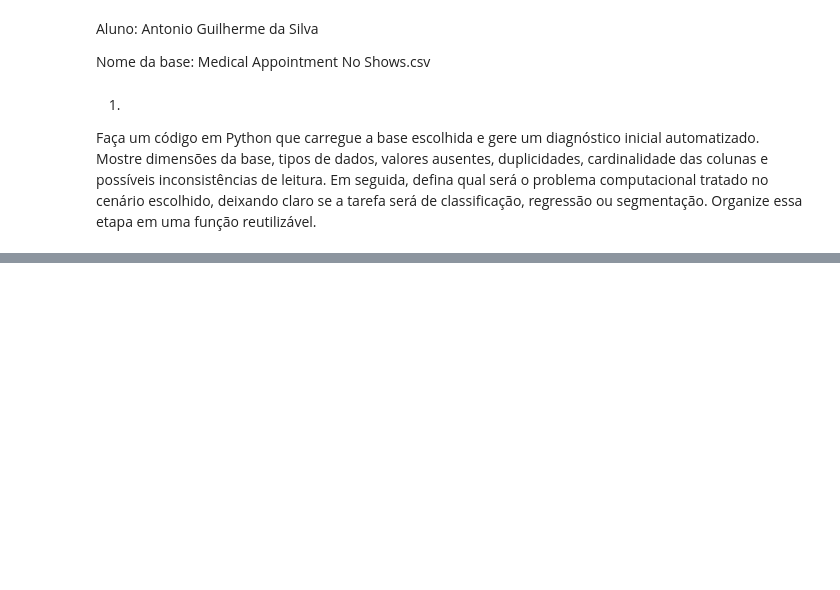
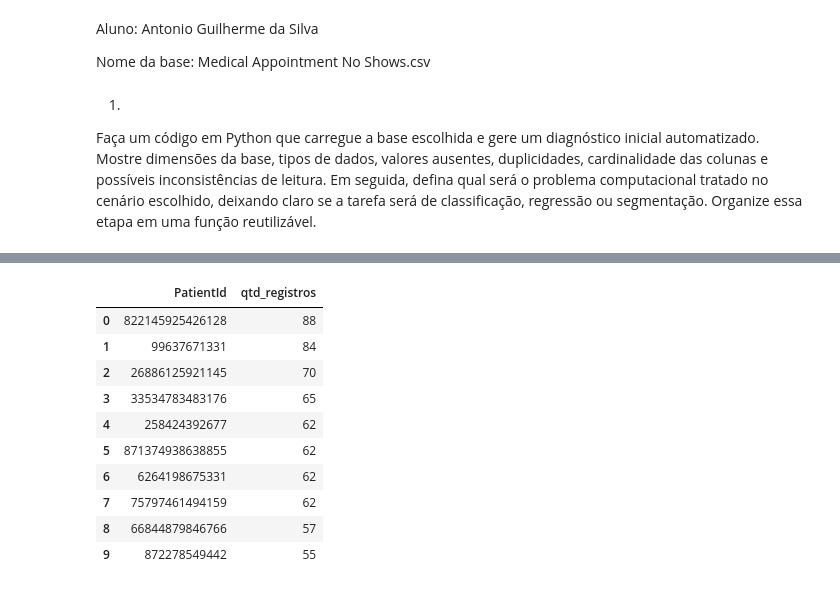
Before and after one commit to guilhermek32/ListaDataScience-2026.1, a Jupyter notebook: Lista_1_Antonio_Guilherme.ipynb, the cells around one changed output, grey strips where cells are left out. Cells and saved outputs as stored; diff of their text form; code cells hidden in the pictures; blank space fills up the shorter version.

```diff
--- a/Lista_1_Antonio_Guilherme.ipynb
+++ b/Lista_1_Antonio_Guilherme.ipynb
@@ -248,0 +481,22 @@ Columns with missing values (>0):
+# %%
+pid_num = pd.to_numeric(df_q2["PatientId"], errors="coerce")
+pid_fmt = pid_num.map(lambda x: f"{x:.0f}" if pd.notna(x) else pd.NA).astype("string")
+top_patientid = (
+    pid_fmt.value_counts(dropna=True)
+    .head(10)
+    .rename_axis("PatientId")
+    .reset_index(name="qtd_registros")
+)
+display(top_patientid)
+# %% [output]
+|  | PatientId | qtd_registros |
+| 0 | 822145925426128 | 88 |
+| 1 | 99637671331 | 84 |
+| 2 | 26886125921145 | 70 |
+| 3 | 33534783483176 | 65 |
+| 4 | 258424392677 | 62 |
+| 5 | 871374938638855 | 62 |
+| 6 | 6264198675331 | 62 |
+| 7 | 75797461494159 | 62 |
+| 8 | 66844879846766 | 57 |
+| 9 | 872278549442 | 55 |
```
Also changed, not shown: parts of 30 cells of this notebook.
